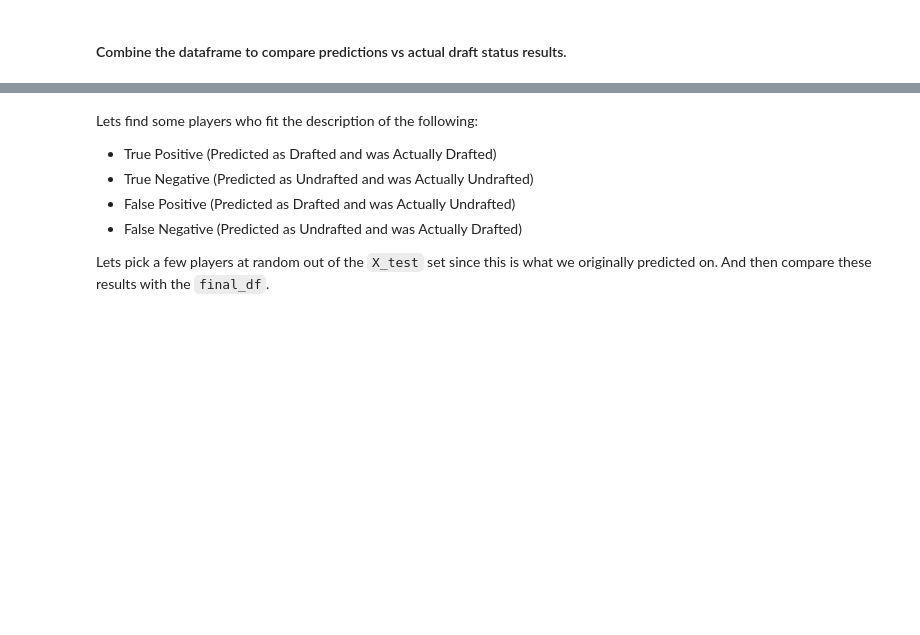
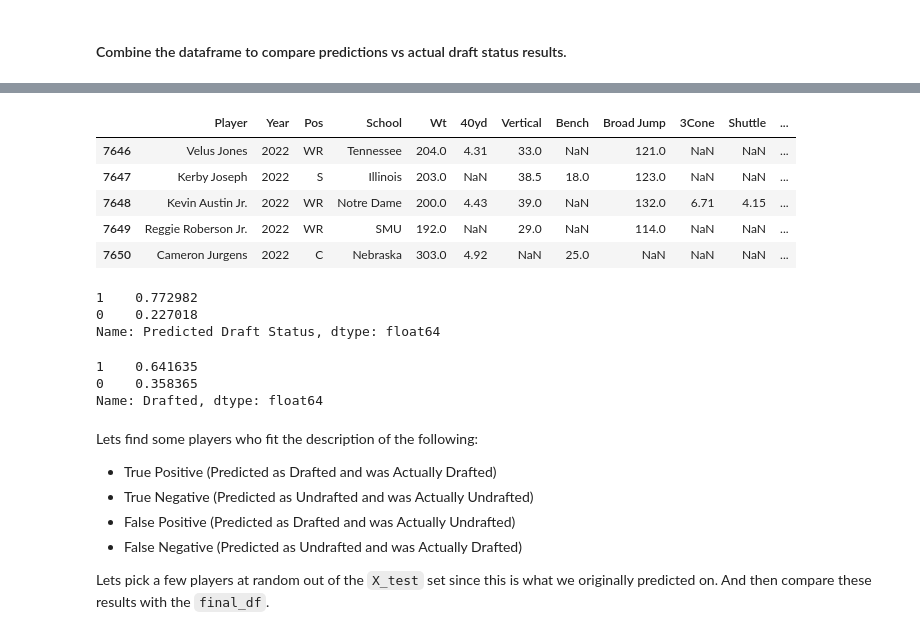
Before and after one commit to eric8395/NFL-Combine-Draft-Classification, a Jupyter notebook: NFL Combine Draft Classification.ipynb, the cells around one changed output, grey strips where cells are left out. Drawn from its saved outputs; the diff is of its cells as text; code cells hidden in the pictures; blank space fills up the shorter version.

Commit message:
fixed issue with select player function

```diff
--- a/NFL Combine Draft Classification.ipynb
+++ b/NFL Combine Draft Classification.ipynb
@@ -2095,4 +2245,4 @@ df_names.head()
 # %%
 # save original uncleaned metrics
 # df_metrics will be used in the pipeline to make predictions
-df_metrics_original = df_metrics
+df_metrics_original = df_metrics.copy()
@@ -2182,13 +2404,31 @@ combined_draft.head(3)
 # %%
 # merge combined_draft to df_metrics_original
 final_df = pd.merge(df_metrics_original, combined_draft, left_index=True, right_index=True)
+
+# join with df_names
+final_df = pd.merge(df_names, final_df, left_index=True, right_index=True)
 final_df.tail()
+# %% [output]
+|  | Player | Year | Pos | School | Wt | 40yd | Vertical | Bench | Broad Jump | 3Cone | Shuttle | ... |
+| 7646 | Velus Jones | 2022 | WR | Tennessee | 204.0 | 4.31 | 33.0 | NaN | 121.0 | NaN | NaN | ... |
+| 7647 | Kerby Joseph | 2022 | S | Illinois | 203.0 | NaN | 38.5 | 18.0 | 123.0 | NaN | NaN | ... |
+| 7648 | Kevin Austin Jr. | 2022 | WR | Notre Dame | 200.0 | 4.43 | 39.0 | NaN | 132.0 | 6.71 | 4.15 | ... |
+| 7649 | Reggie Roberson Jr. | 2022 | WR | SMU | 192.0 | NaN | 29.0 | NaN | 114.0 | NaN | NaN | ... |
+| 7650 | Cameron Jurgens | 2022 | C | Nebraska | 303.0 | 4.92 | NaN | 25.0 | NaN | NaN | NaN | ... |
 # %%
 # percent predicted
 final_df['Predicted Draft Status'].value_counts(normalize = True)
+# %% [output]
+1    0.772982
+0    0.227018
+Name: Predicted Draft Status, dtype: float64
 # %%
 # percent actual
 final_df['Drafted'].value_counts(normalize = True)
+# %% [output]
+1    0.641635
+0    0.358365
+Name: Drafted, dtype: float64
 # %% [markdown]
 Lets find some players who fit the description of the following:
 - True Positive (Predicted as Drafted and was Actually Drafted)
```
Also changed, not shown: parts of 39 cells of this notebook.
